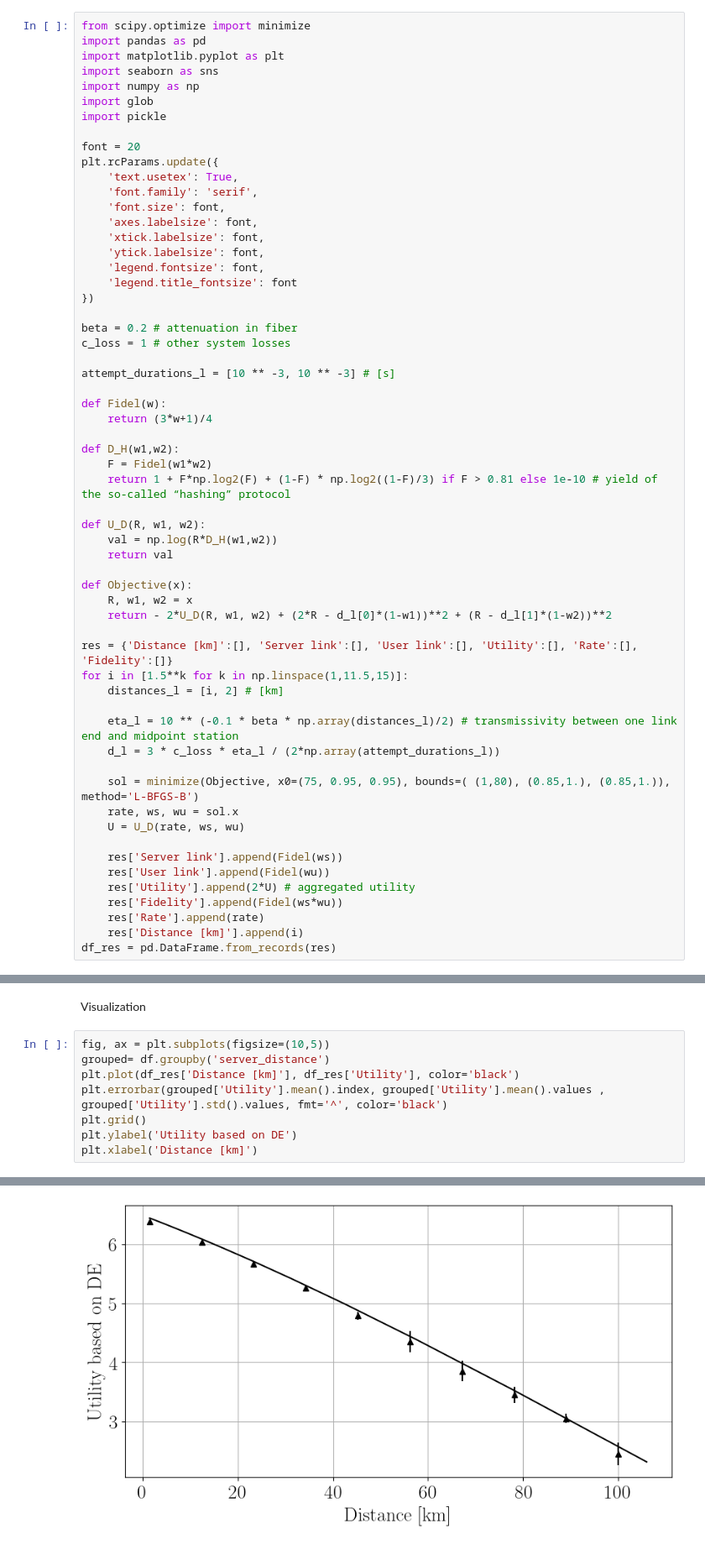
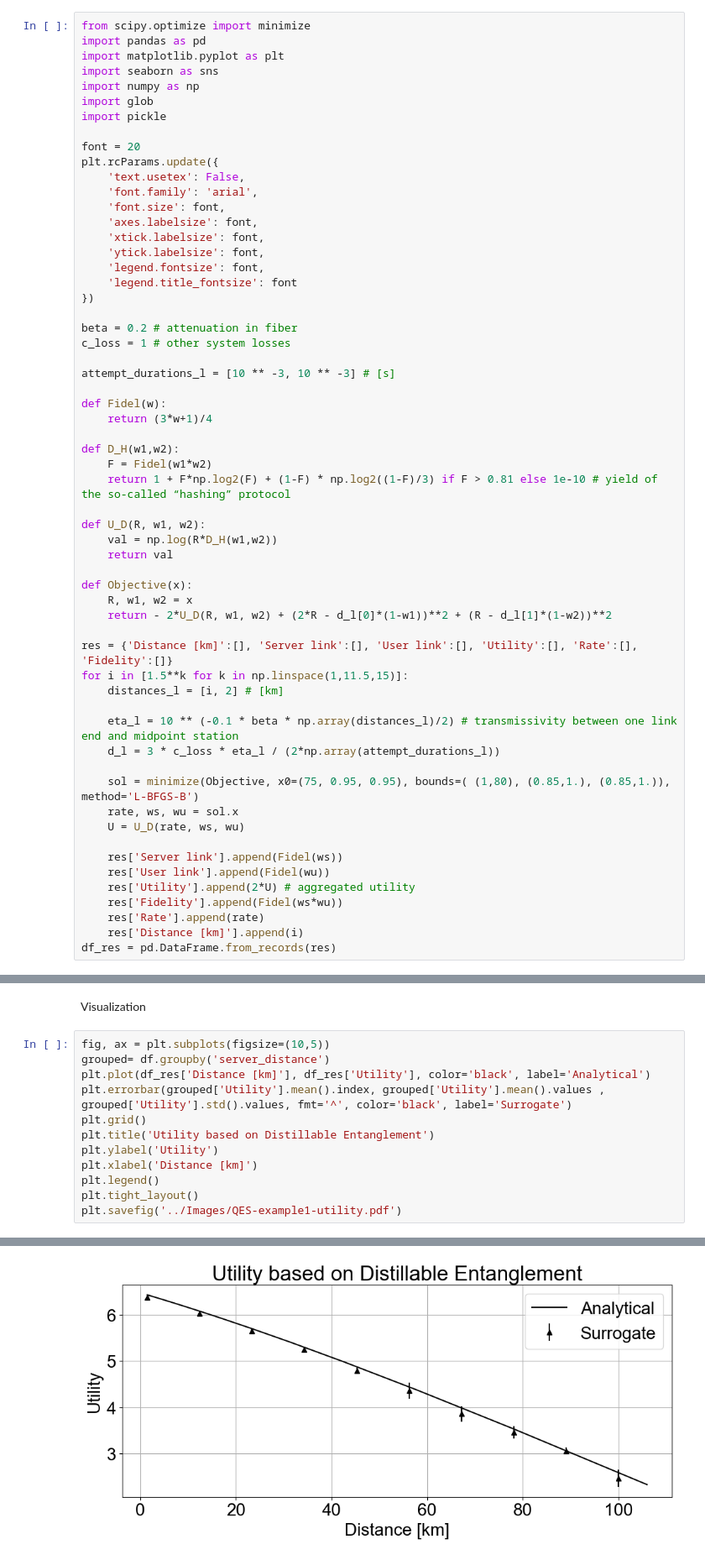
Before and after one commit to Luisenden/qnetsur, a Jupyter notebook: usecase_qswitch/Notebooks/results_vardoyan_netsquid_comparison.ipynb, the cells around one changed output, grey strips where cells are left out. Shown at 84% size. Drawn from its saved outputs; the diff is of its cells as text.

```diff
--- a/usecase_qswitch/Notebooks/results_vardoyan_netsquid_comparison.ipynb
+++ b/usecase_qswitch/Notebooks/results_vardoyan_netsquid_comparison.ipynb
@@ -22,8 +22,8 @@ import pickle
 
 font = 20
 plt.rcParams.update({
-    'text.usetex': True,
-    'font.family': 'serif',
+    'text.usetex': False,
+    'font.family': 'arial',
     'font.size': font,
     'axes.labelsize': font,
     'xtick.labelsize': font,
@@ -93,9 +85,13 @@ Visualization
 # %%
 fig, ax = plt.subplots(figsize=(10,5))
 grouped= df.groupby('server_distance')
-plt.plot(df_res['Distance [km]'], df_res['Utility'], color='black')
-plt.errorbar(grouped['Utility'].mean().index, grouped['Utility'].mean().values , grouped['Utility'].std().values, fmt='^', color='black')
+plt.plot(df_res['Distance [km]'], df_res['Utility'], color='black', label='Analytical')
+plt.errorbar(grouped['Utility'].mean().index, grouped['Utility'].mean().values , grouped['Utility'].std().values, fmt='^', color='black', label='Surrogate')
 plt.grid()
-plt.ylabel('Utility based on DE')
+plt.title('Utility based on Distillable Entanglement')
+plt.ylabel('Utility')
 plt.xlabel('Distance [km]')
+plt.legend()
+plt.tight_layout()
+plt.savefig('../Images/QES-example1-utility.pdf')
 # %% [output]
@@ -103,4 +98,4 @@ Text(0.5, 0, 'Distance [km]')
-[figure, old version]
+[figure, new version]
 # %%
 plt.errorbar(grouped['bright_state_server'].mean().index, 1-grouped['bright_state_server'].mean().values , grouped['bright_state_server'].std().values, fmt='^', color='tab:blue')
 plt.errorbar(grouped['bright_state_user'].mean().index, 1-grouped['bright_state_user'].mean().values , grouped['bright_state_user'].std().values, fmt='^', color='tab:orange')
```
Also changed, not shown: parts of 6 cells of this notebook, 36 other files.
